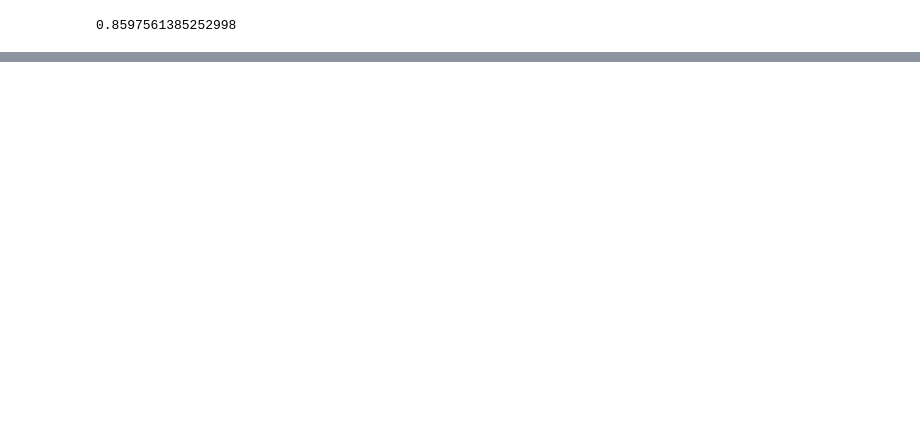
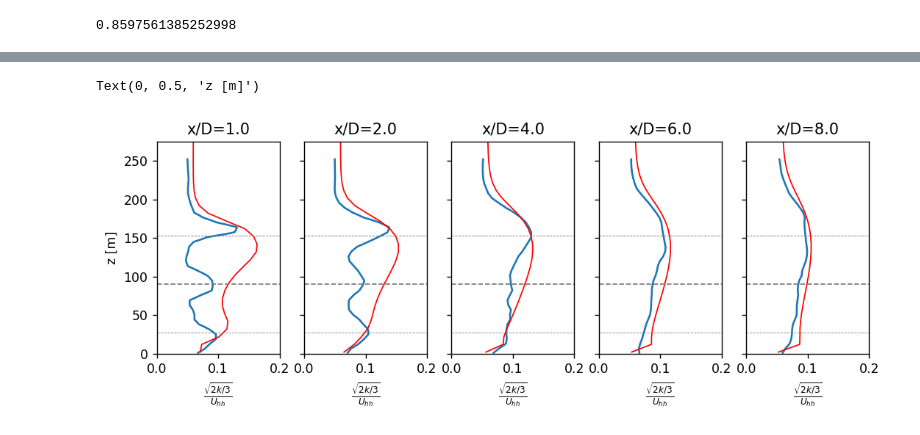
Before and after one commit to sandialabs/SANDwake3D, a Jupyter notebook: Calibration/BenchmarkABL/NeutralBenchmarkWake.ipynb, the cells around one changed output, grey strips where cells are left out. Saved outputs shown, nothing was run; the diff lists cells and outputs as text; code cells hidden in the pictures; blank space fills up the shorter version.

```diff
--- a/Calibration/BenchmarkABL/NeutralBenchmarkWake.ipynb
+++ b/Calibration/BenchmarkABL/NeutralBenchmarkWake.ipynb
@@ -309,0 +333,36 @@ for ix, x in enumerate(xplot):
+# %%
+# LES data origin
+basedir      = '/projects/wind_uq/lcheung/exawind-benchmarks.redoALM/amr-wind/actuator_line/NREL5MW_ALM_RIGID/results/XZProfiles_300_900/'
+baseurl      = 'https://raw.githubusercontent.com/Exawind/exawind-benchmarks/refs/heads/main/amr-wind/actuator_line' +\
+               '/NREL5MW_ALM_RIGID/results/XZProfiles_300_900/'
+fname        = 'XZ_wake_ReStress_%02i.csv'
+
+nondimTKE = lambda k, U: np.sqrt(2.0*k/3.0)/U
+
+xplot=[1,2,4,6,8]
+fig, axs = plt.subplots(1,len(xplot),figsize=(2*len(xplot),3), dpi=125, sharey=True)
+
+for ix, x in enumerate(xplot):
+    try:
+        LESurl   = urllib.request.urlopen(baseurl+fname%x)
+        LESdat   = np.loadtxt(LESurl, delimiter=',',skiprows=1)
+    except:
+        LESdat   = np.loadtxt(basedir+fname%x, delimiter=',',skiprows=1)
+    WS       = np.sqrt(LESdat[:,5]**2 + LESdat[:,6]**2)
+    TKE      = 0.5*(LESdat[:,8] + LESdat[:,11] + LESdat[:,13])
+    axs[ix].plot(nondimTKE(TKE, Uhh), LESdat[:,1], label='AMR-Wind')
+
+    ixRANS = find_nearest(xvec, RANS_turbx+x*rotorD)
+    Uh = np.sqrt(phi['u'][ixRANS,islice,:]**2 + phi['v'][ixRANS,islice,:]**2)
+    axs[ix].plot(nondimTKE(phi['k'][ixRANS,islice,:], Uhh), zvec, 'r-', lw=1, label='RANS')
+
+    axs[ix].set_xlabel(r'$\frac{\sqrt{2 k/3}}{U_{hh}}$')
+    axs[ix].set_title('x/D=%0.1f'%x)
+    axs[ix].set_xlim([0, 0.2])
+    axs[ix].set_ylim([0, 275])
+    plotrotorlinesax(axs[ix], turbhh, rotorD, 0, 20, linestyles='dashed', color='gray',)
+
+axs[0].set_ylabel('z [m]')
+# %% [output]
+Text(0, 0.5, 'z [m]')
+[figure, added]
```
Also changed, not shown: parts of 5 cells of this notebook.
